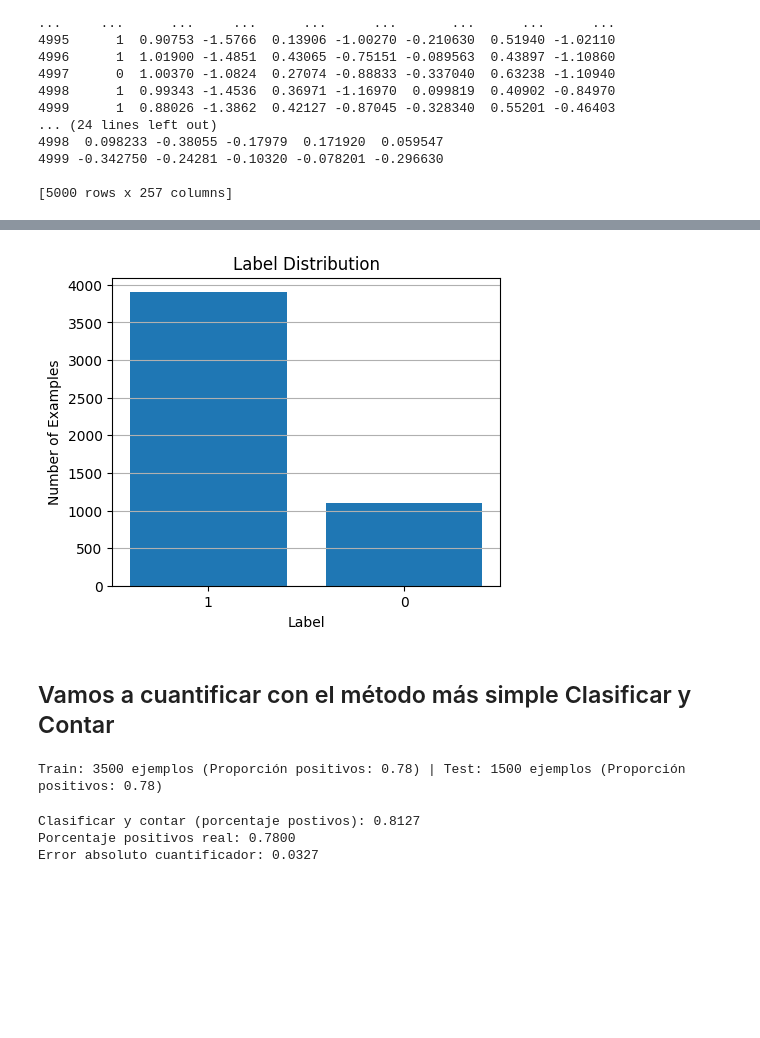
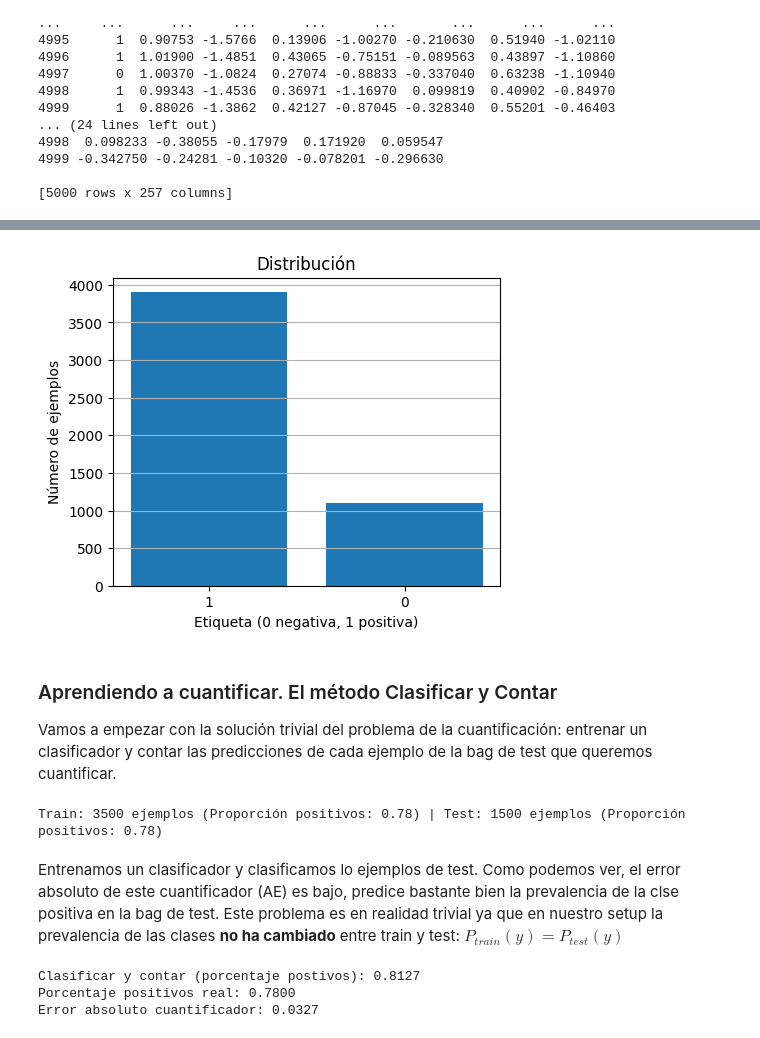
Before and after one commit to pglez82/quantificationlib_lab, a Jupyter notebook: lab/lab.ipynb, the cells around one changed output, grey strips where cells are left out. Drawn from its saved outputs; the diff is of its cells as text; code cells hidden in the pictures; blank space fills up the shorter version.

```diff
--- a/lab/lab.ipynb
+++ b/lab/lab.ipynb
@@ -77,22 +86,23 @@ print(dataset)
 # %%
 import matplotlib.pyplot as plt
 
 # Count examples per label
 label_counts = dataset['label'].value_counts()
 
 # Plot
 plt.figure(figsize=(5, 4))
 plt.bar(label_counts.index.astype(str), label_counts.values)
-plt.xlabel('Label')
-plt.ylabel('Number of Examples')
-plt.title('Label Distribution')
+plt.xlabel('Etiqueta (0 negativa, 1 positiva)')
+plt.ylabel('Número de ejemplos')
+plt.title('Distribución')
 
 plt.grid(axis='y')
 plt.show()
 # %% [output]
-[figure, old version]
+[figure, new version]
-# %% [markdown]
-## Vamos a cuantificar con el método más simple Clasificar y Contar
+# %% [markdown]
+### Aprendiendo a cuantificar. El método Clasificar y Contar
+Vamos a empezar con la solución trivial del problema de la cuantificación: entrenar un clasificador y contar las predicciones de cada ejemplo de la bag de test que queremos cuantificar.
 # %%
 from sklearn.model_selection import train_test_split
 from sklearn.linear_model import LogisticRegression
@@ -108,4 +119,6 @@ X_train, X_test, y_train, y_test = train_test_split(
 print(f"Train: {len(y_train)} ejemplos (Proporción positivos: {np.mean(y_train):.2f}) | Test: {len(y_test)} ejemplos (Proporción positivos: {np.mean(y_test):.2f})")
 # %% [output]
 Train: 3500 ejemplos (Proporción positivos: 0.78) | Test: 1500 ejemplos (Proporción positivos: 0.78)
+# %% [markdown]
+Entrenamos un clasificador y clasificamos lo ejemplos de test. Como podemos ver, el error absoluto de este cuantificador (AE) es bajo, predice bastante bien la prevalencia de la clse positiva en la bag de test. Este problema es en realidad trivial ya que en nuestro setup la prevalencia de las clases **no ha cambiado** entre train y test: $P_{train}(y)=P_{test}(y)$
 # %%
```
Also changed, not shown: parts of 22 cells of this notebook.
